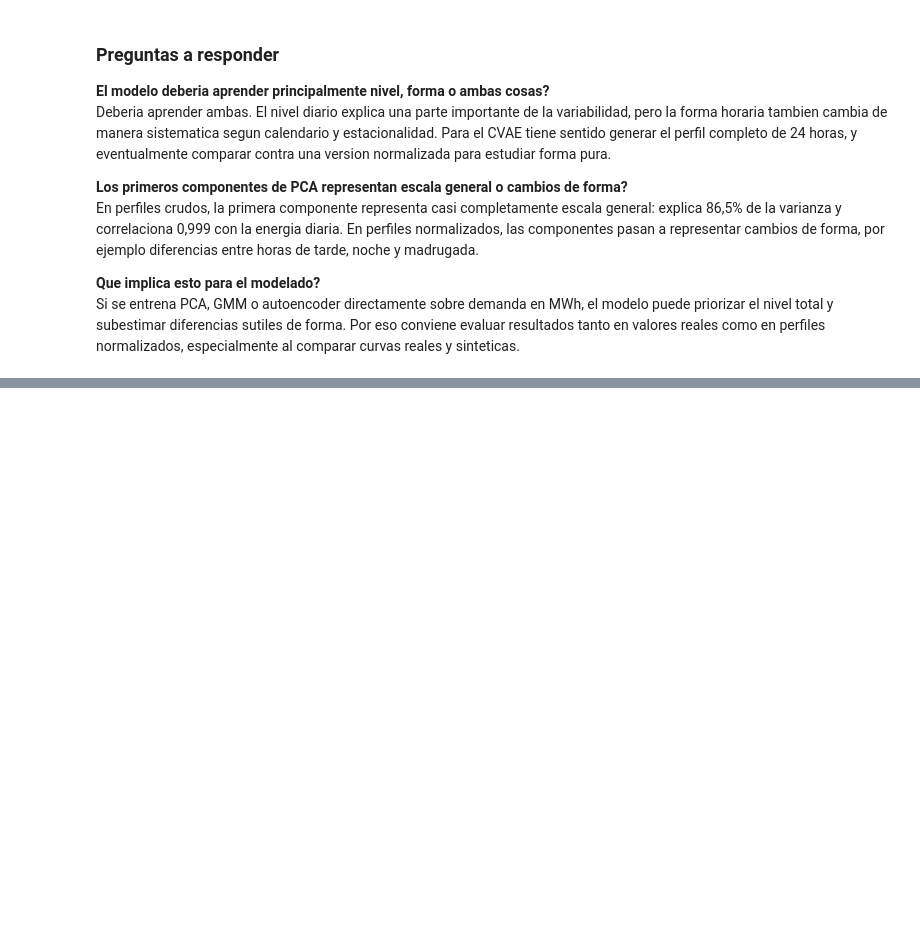
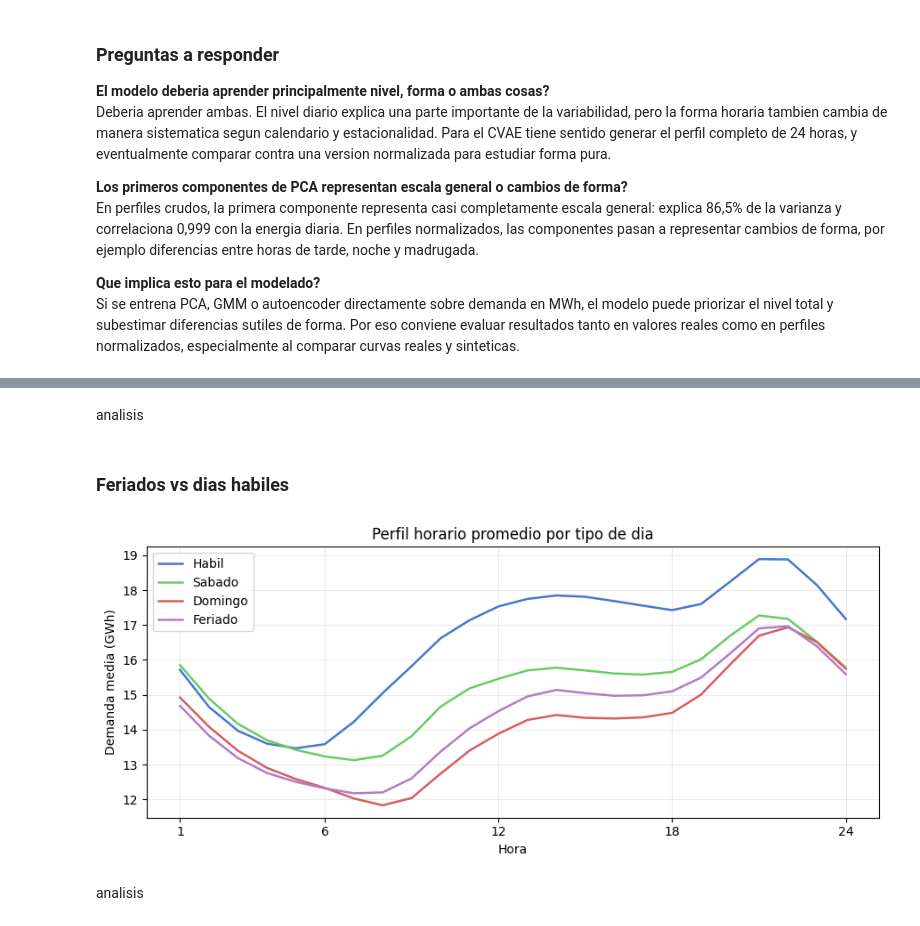
Before and after one commit to biancapaz/tp_final_ml, a Jupyter notebook: notebooks/eda.ipynb, the cells around one changed output, grey strips where cells are left out. Saved outputs shown, nothing was run; the diff lists cells and outputs as text; code cells hidden in the pictures; blank space fills up the shorter version.

```diff
--- a/notebooks/eda.ipynb
+++ b/notebooks/eda.ipynb
@@ -246,0 +305,10 @@ Si se entrena PCA, GMM o autoencoder directamente sobre demanda en MWh, el model
+# %% [markdown]
+analisis
+# %% [markdown]
+### Feriados vs dias habiles
+# %%
+plot_holiday_vs_workday(daily_demand, conditions);
+# %% [output]
+[figure, added]
+# %% [markdown]
+analisis
```
Also changed, not shown: parts of 12 cells of this notebook, 1 other file.
